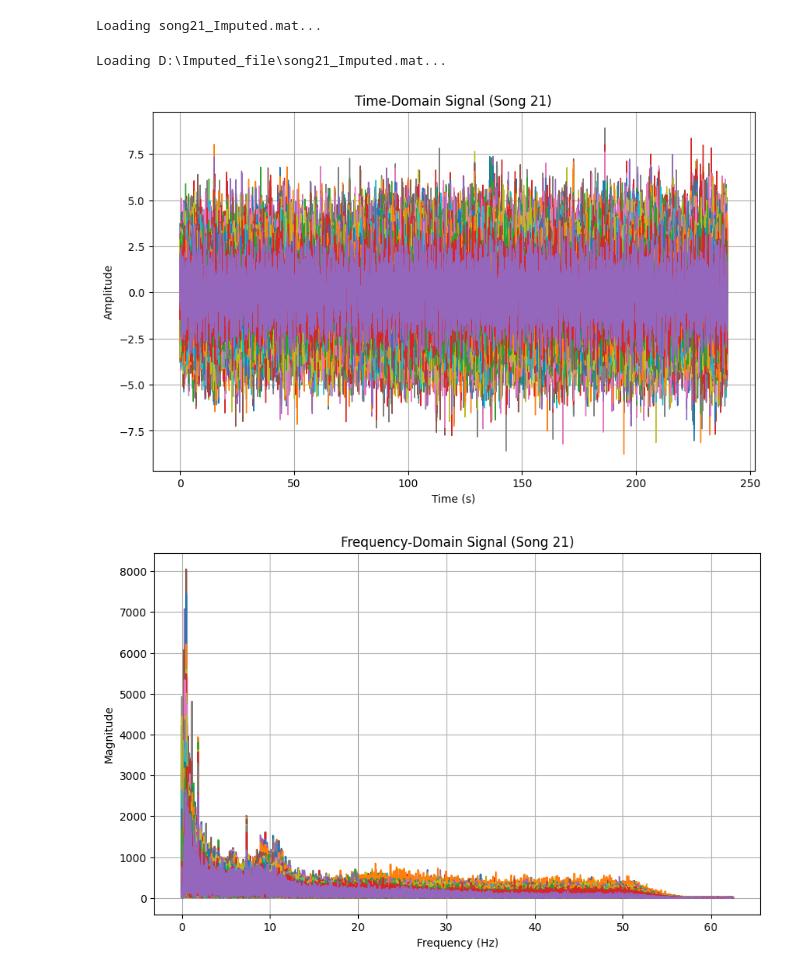
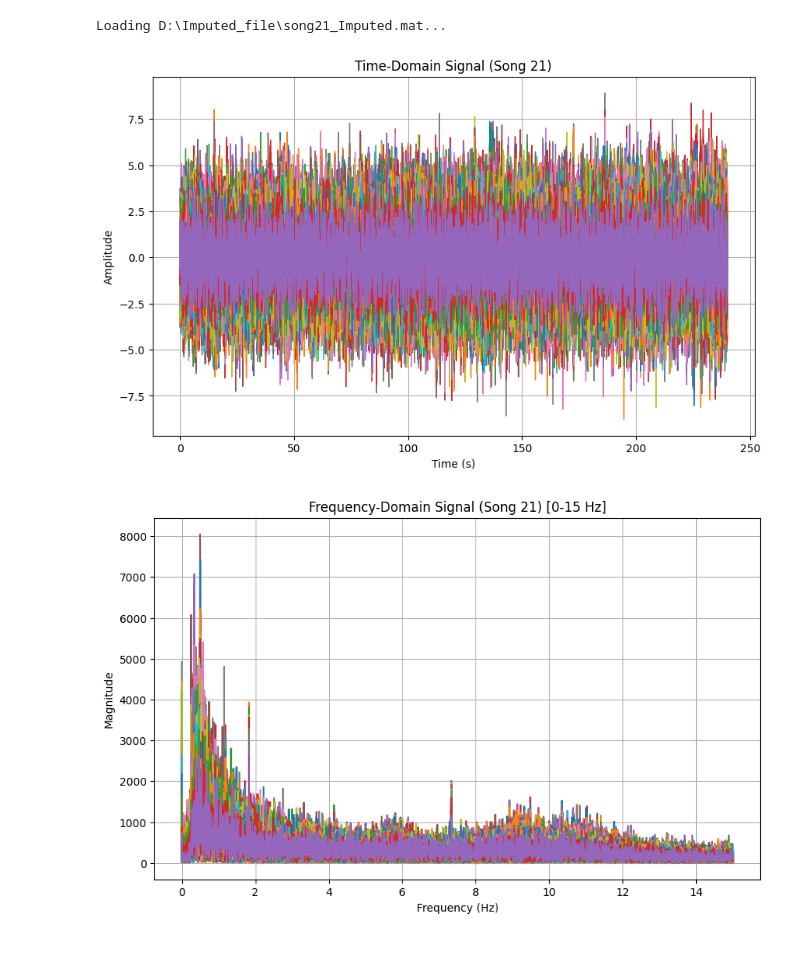
Before and after one commit to boannas/BCC_2024, a Jupyter notebook: Code/code_testing/load_test.ipynb, the cells around one changed output. Drawn from its saved outputs; the diff is of its cells as text; code cells hidden in the pictures.

```diff
--- a/Code/code_testing/load_test.ipynb
+++ b/Code/code_testing/load_test.ipynb
@@ -21,32 +0,0 @@ def median_dc_correct_all_trials(data):
-# %%
-# Initialize list to store trial mean data
-trialMeanData = []
-
-currFn = f'song{21}_Imputed.mat'
-print(f'Loading {currFn}...')
-data = sio.loadmat(os.path.join(inDir, currFn))
-tempX_0 = data[f'data{21}']
-
-# Assuming a custom function medianDCCorrectAllTrialsInStruct exists
-tempX_dc = median_dc_correct_all_trials(tempX_0)
-tempX_epoch = tempX_dc[:, secStart * fs:(secStart * fs + epochLenSamp), :]
-
-# Take mean of data across trials
-trialMeanData.append(np.mean(tempX_epoch, axis=2))
-
-trialMeanData = np.array(trialMeanData)
-# print(trialMeanData)
-# %% [output]
-Loading song21_Imputed.mat...
-# %%
-# Load the tempos
-tempo_data = sio.loadmat(os.path.join(miscDir, 'tempoHz.mat'))
-tempoHz = tempo_data['tempoHz'].flatten()
-
-# Creating a tempo matrix
-tempoMatrix = np.tile(tempoHz, (6, 1)) * np.tile(2.0 ** np.arange(-2, 4).reshape(-1, 1), (1, 10))
-
-# Get the number of channels, time points, and songs
-nChan, T, nSongs = trialMeanData.shape
-xax = np.arange(T) / (T / fs)  # x-axis for plotting
-xl = [0, 15]  # xlim for plotting
@@ -88,47 +21,53 @@ def plot_time_domain(data, fs, song_idx=1):
     plt.grid(True)
     plt.show()
 
-# Visualization function for frequency-domain signal (FFT)
 def plot_frequency_domain(data, fs, song_idx=1):
     T = data.shape[1]
     freq_axis = np.fft.fftfreq(T, d=1/fs)[:T // 2]
     fft_data = np.abs(fft(np.mean(data, axis=2), axis=1))[:, :T // 2]
 
+    # Filter to show only the 0 - 15 Hz range
+    valid_freqs = freq_axis <= 15  # Select frequencies less than or equal to 15 Hz
+    freq_axis = freq_axis[valid_freqs]  # Filter frequency axis
+    fft_data = fft_data[:, valid_freqs]  # Filter FFT data to the corresponding frequencies
+
+    # Plot the FFT data in the specified frequency range
     plt.figure(figsize=(10, 6))
-    plt.plot(freq_axis, fft_data.T)
-    plt.title(f'Frequency-Domain Signal (Song {song_idx})')
+    plt.plot(freq_axis, fft_data.T)  # Transpose to align channels correctly for plotting
+    plt.title(f'Frequency-Domain Signal (Song {song_idx}) [0-15 Hz]')
     plt.xlabel('Frequency (Hz)')
     plt.ylabel('Magnitude')
     plt.grid(True)
     plt.show()
+
 
 # Load the first song's data (song 21 in your case)
 in_dir = r'D:\Imputed_file'  # Adjust the path as needed
 fs = 125  # Sampling frequency (Hz)
 sec_start = 15  # Start of the epoch in seconds
 epoch_len_sec = 4 * 60  # Length of the epoch (4 minutes)
 epoch_len_samp = fs * epoch_len_sec  # Number of samples in the epoch
 
 # Load the first song's data
 song_idx = 21
 curr_fn = os.path.join(in_dir, f'song{song_idx}_Imputed.mat')
 print(f'Loading {curr_fn}...')
 mat_data = loadmat(curr_fn)
 
 # Extract the EEG data for the first song (data key will be 'data21')
 data_key = f'data{song_idx}'
 tempX_0 = mat_data[data_key]
 
 # Apply DC correction and extract the epoch
 tempX_dc = median_dccorrect_all_trials(tempX_0)
 tempX_epoch = tempX_dc[:, sec_start * fs:(sec_start * fs + epoch_len_samp), :]
 
 # Visualize the time-domain signal
 plot_time_domain(tempX_epoch, fs, song_idx=song_idx)
 
 # Visualize the frequency-domain signal (FFT)
 plot_frequency_domain(tempX_epoch, fs, song_idx=song_idx)
 # %% [output]
 Loading D:\Imputed_file\song21_Imputed.mat...
 [figure]
-[figure, old version]
+[figure, new version]
```
Also changed, not shown: parts of 7 cells of this notebook, 25 other files.
